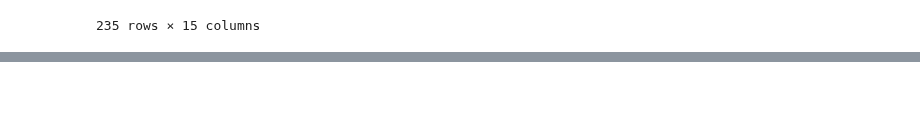
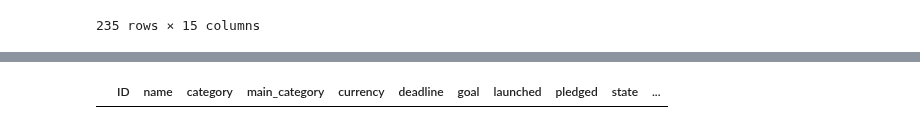
Before and after one commit to tbacha/DMML2019_Team_Apple, a Jupyter notebook: code/Kickstarter_notebook_Team_Apple.ipynb, the cells around one changed output, grey strips where cells are left out. Drawn from its saved outputs; the diff is of its cells as text; code cells hidden in the pictures; blank space fills up the shorter version.

```diff
--- a/code/Kickstarter_notebook_Team_Apple.ipynb
+++ b/code/Kickstarter_notebook_Team_Apple.ipynb
@@ -216,3 +206,9 @@ df1[pd.isnull(df1).any(axis=1)]
 | 375359 | 982919439 | Faith | Film & Video | Film & Video | USD | 2016-05-06 | 9000.0 | 2016-03-07 04:17:33 | 2.00 | failed | ... |
 | 378188 | 997793413 | Whisper Violet - Honors Senior Th... | Film & Video | Film & Video | USD | 2016-05-14 | 2000.0 | 2016-04-14 01:27:27 | 2300.00 | successful | ... |
 235 rows × 15 columns
+# %%
+df_success = df1[df1["state"] == 'successful']
+df_success = df_success[df_success['backers'] != 0]
+df_failed = df1[df1["state"] != 'successful']
+df_success[pd.isnull(df_success).any(axis=1)]
+df_failed[pd.isnull(df_failed).any(axis=1)]
@@ -218,0 +229,7 @@ df1[pd.isnull(df1).any(axis=1)]
+# %%
+#création d'un DF d'échec sans résultat null
+df_failed = df_failed[(df_failed["country"] != 'N,0"')]
+df_failed = df_failed[df_failed["name"].notnull()]
+df_failed[pd.isnull(df_failed).any(axis=1)]
+# %% [output]
+|  | ID | name | category | main_category | currency | deadline | goal | launched | pledged | state | ... |
```
Also changed, not shown: parts of 3 cells of this notebook.
